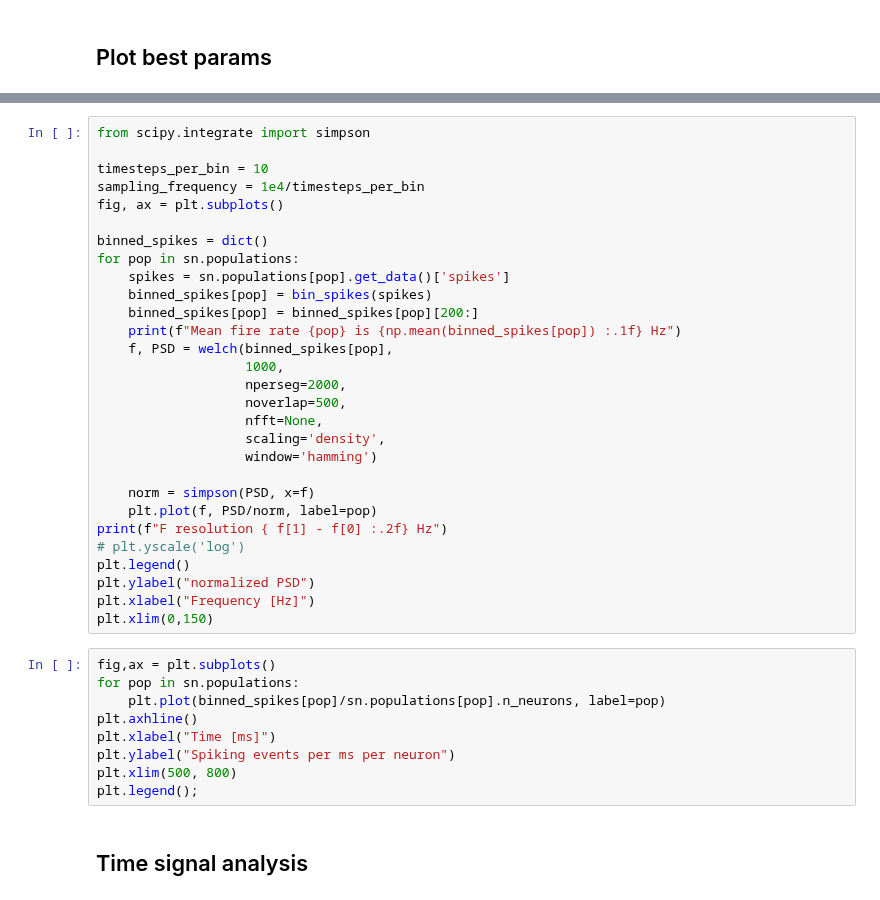
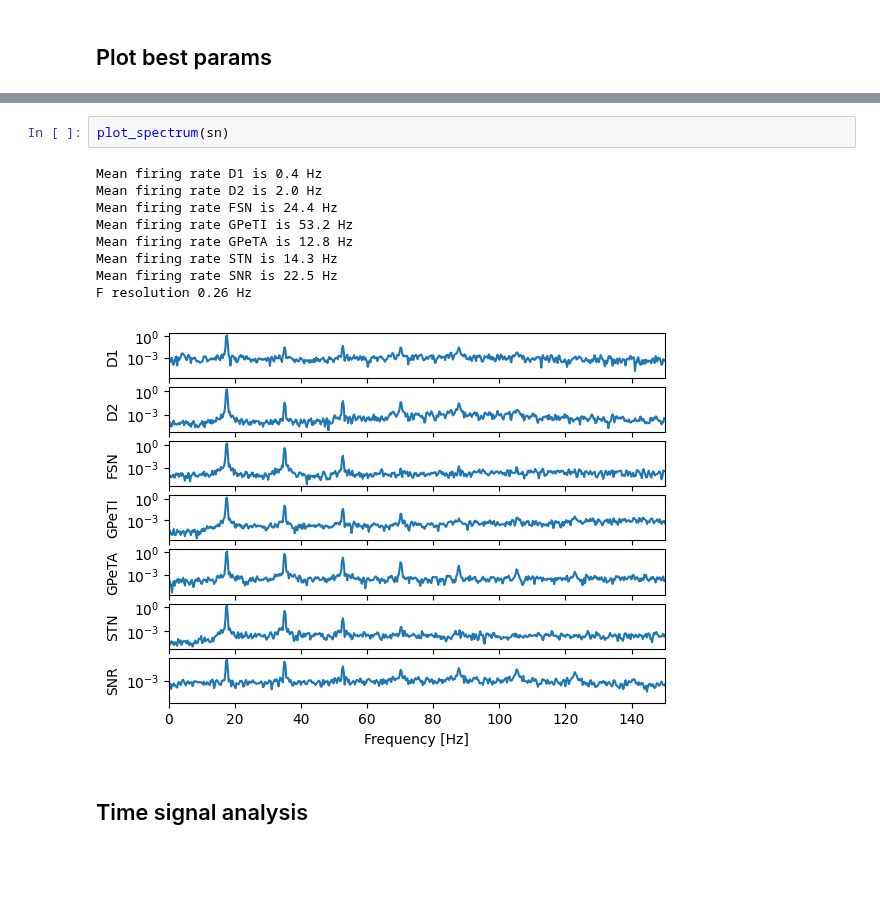
Before and after one commit to djanloo/quilt, a Jupyter notebook: bg_analysis/basal_ganglia.ipynb, the cells around one changed output, grey strips where cells are left out. Saved outputs shown, nothing was run; the diff lists cells and outputs as text; blank space fills up the shorter version.

```diff
--- a/bg_analysis/basal_ganglia.ipynb
+++ b/bg_analysis/basal_ganglia.ipynb
@@ -226,41 +318,15 @@ sn.run(dt=0.1, time=8000)
-# %%
-from scipy.integrate import simpson
-
-timesteps_per_bin = 10
-sampling_frequency = 1e4/timesteps_per_bin
-fig, ax = plt.subplots()
-
-binned_spikes = dict()
-for pop in sn.populations:
-    spikes = sn.populations[pop].get_data()['spikes']
-    binned_spikes[pop] = bin_spikes(spikes)
-    binned_spikes[pop] = binned_spikes[pop][200:]
-    print(f"Mean fire rate {pop} is {np.mean(binned_spikes[pop]) :.1f} Hz")
-    f, PSD = welch(binned_spikes[pop],
-                   1000,
-                   nperseg=2000,
-                   noverlap=500,
-                   nfft=None,
-                   scaling='density',
-                   window='hamming')
-
-    norm = simpson(PSD, x=f)
-    plt.plot(f, PSD/norm, label=pop)
-print(f"F resolution { f[1] - f[0] :.2f} Hz")
-# plt.yscale('log')
-plt.legend()
-plt.ylabel("normalized PSD")
-plt.xlabel("Frequency [Hz]")
-plt.xlim(0,150)
-# %%
-fig,ax = plt.subplots()
-for pop in sn.populations:
-    plt.plot(binned_spikes[pop]/sn.populations[pop].n_neurons, label=pop)
-plt.axhline()
-plt.xlabel("Time [ms]")
-plt.ylabel("Spiking events per ms per neuron")
-plt.xlim(500, 800)
-plt.legend();
+# %%
+plot_spectrum(sn)
+# %% [output]
+Mean firing rate D1 is 0.4 Hz
+Mean firing rate D2 is 2.0 Hz
+Mean firing rate FSN is 24.4 Hz
+Mean firing rate GPeTI is 53.2 Hz
+Mean firing rate GPeTA is 12.8 Hz
+Mean firing rate STN is 14.3 Hz
+Mean firing rate SNR is 22.5 Hz
+F resolution 0.26 Hz
+[figure, added]
 # %% [markdown]
 ## Time signal analysis
 # %%
```
Also changed, not shown: parts of 25 cells of this notebook, 2 other files.
